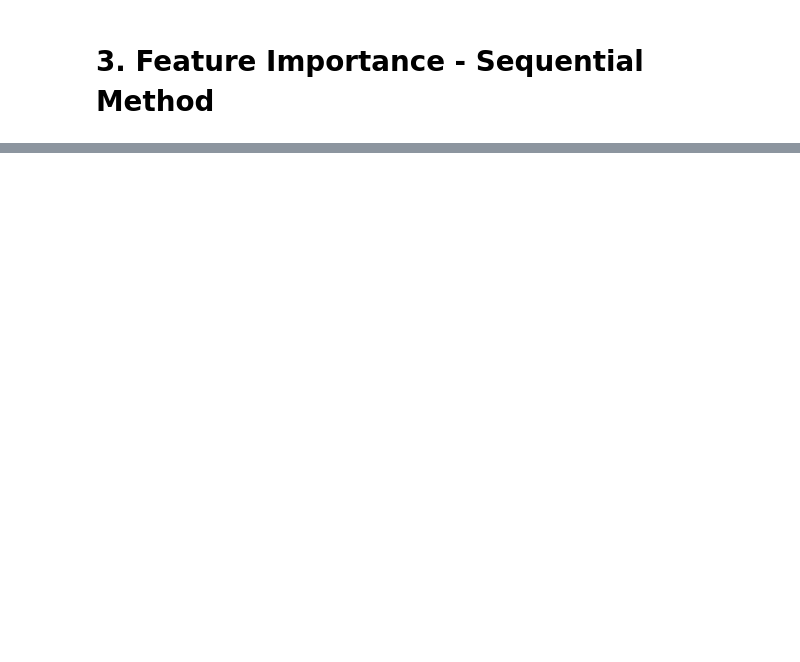
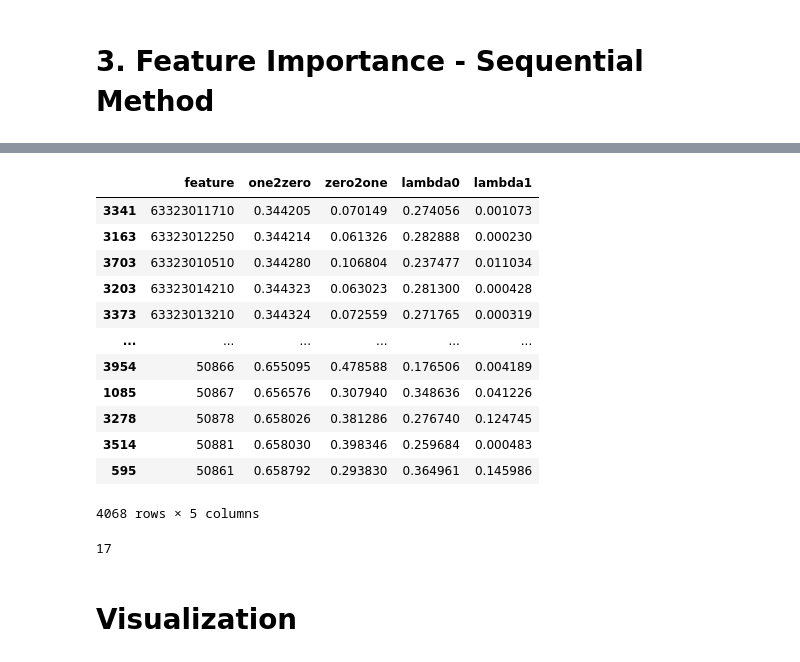
Before and after one commit to suhyun-guri/DSML_Research, a Jupyter notebook: 12. Method_allfit, Sequential.ipynb, the cells around one changed output, grey strips where cells are left out. Drawn from its saved outputs; the diff is of its cells as text; code cells hidden in the pictures; blank space fills up the shorter version.

```diff
--- a/12. Method_allfit, Sequential.ipynb
+++ b/12. Method_allfit, Sequential.ipynb
@@ -257,0 +353,22 @@ def visualization(top10_list):
+# %%
+try2.sort_values('one2zero')
+# %% [output]
+|  | feature | one2zero | zero2one | lambda0 | lambda1 |
+| 3341 | 63323011710 | 0.344205 | 0.070149 | 0.274056 | 0.001073 |
+| 3163 | 63323012250 | 0.344214 | 0.061326 | 0.282888 | 0.000230 |
+| 3703 | 63323010510 | 0.344280 | 0.106804 | 0.237477 | 0.011034 |
+| 3203 | 63323014210 | 0.344323 | 0.063023 | 0.281300 | 0.000428 |
+| 3373 | 63323013210 | 0.344324 | 0.072559 | 0.271765 | 0.000319 |
+| ... | ... | ... | ... | ... | ... |
+| 3954 | 50866 | 0.655095 | 0.478588 | 0.176506 | 0.004189 |
+| 1085 | 50867 | 0.656576 | 0.307940 | 0.348636 | 0.041226 |
+| 3278 | 50878 | 0.658026 | 0.381286 | 0.276740 | 0.124745 |
+| 3514 | 50881 | 0.658030 | 0.398346 | 0.259684 | 0.000483 |
+| 595 | 50861 | 0.658792 | 0.293830 | 0.364961 | 0.145986 |
+4068 rows × 5 columns
+# %%
+COLS.index(50856)
+# %% [output]
+17
+# %% [markdown]
+# Visualization
```
Also changed, not shown: parts of 27 cells of this notebook, 2 other files.
